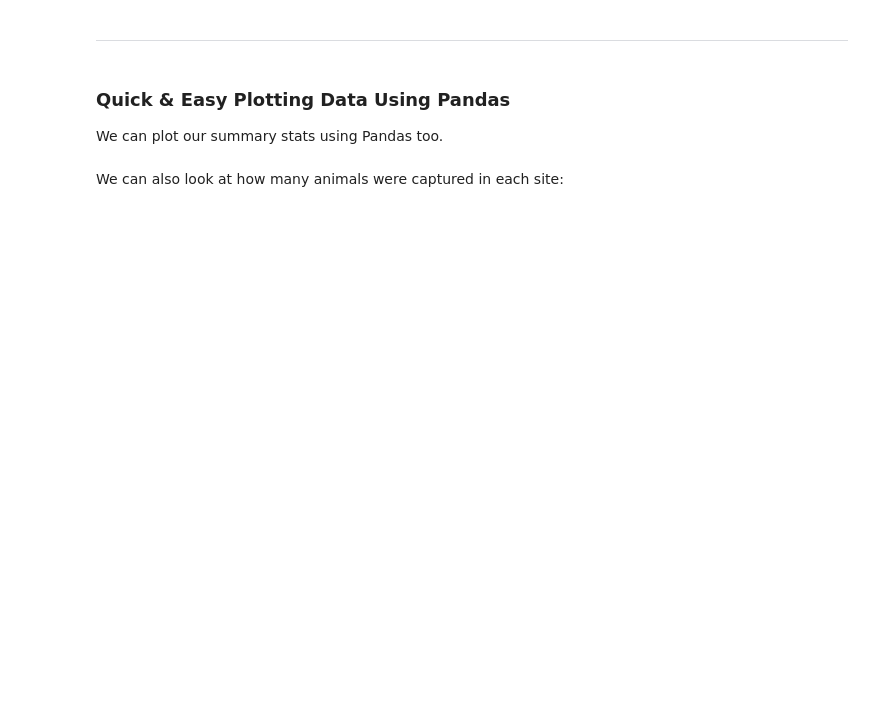
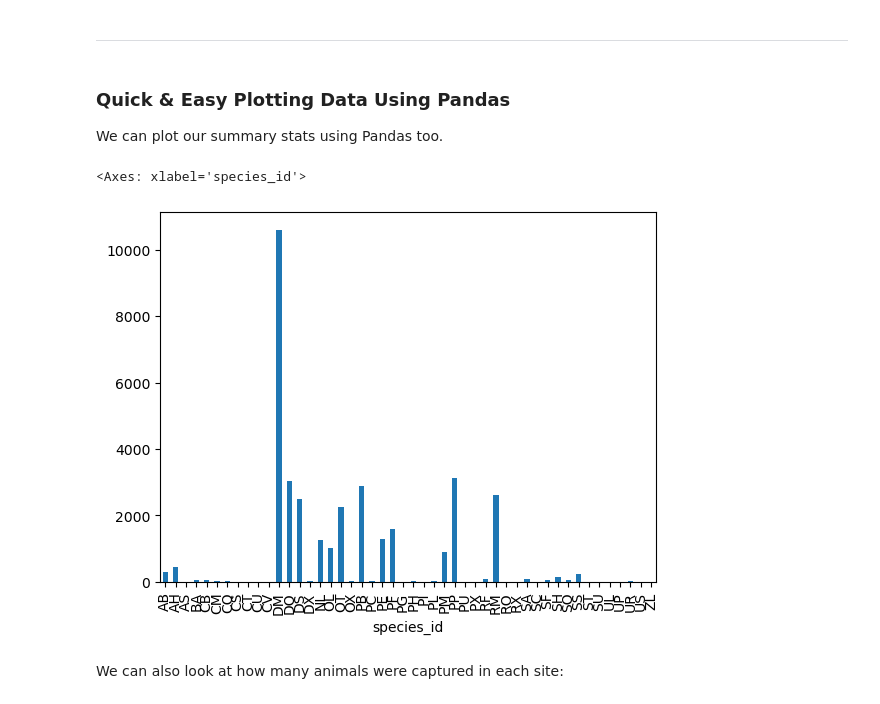
Before and after one commit to CurtinIDS/CIC_Carpentries_Python, a Jupyter notebook: notebooks/Intro_to_Python_Day1_Pt2.ipynb, the cells around one changed output. Drawn from its saved outputs; the diff is of its cells as text; code cells hidden in the pictures; blank space fills up the shorter version.

Commit message:
Added solutions for "Starting with Data"

```diff
--- a/notebooks/Intro_to_Python_Day1_Pt2.ipynb
+++ b/notebooks/Intro_to_Python_Day1_Pt2.ipynb
@@ -133,5 +149,8 @@ A DataFrame is a 2-dimensional data structure that can store data of different t
 We can see that there were 35,549 rows parsed. Each row has 9 columns. The first column is the index of the DataFrame. The index is used to identify the position of the data, but it is not an actual column of the DataFrame. It looks like the `read_csv` function in Pandas read our file properly. However, we haven’t saved any data to memory so we can work with it. We need to assign the DataFrame to a variable. Remember that a variable is a name for a value, such as `x`, or `data`. We can create a new object with a variable name by assigning a value to it using `=`.
 
 Let’s call the imported survey data `surveys_df`:
+# %%
+# Assigning the imported data to a variable
+surveys_df = pd.read_csv('../data/surveys.csv')
 # %% [markdown]
 Notice when you assign the imported DataFrame to a variable, Python does not produce any output on the screen. We can view the value of the `surveys_df` object by typing its name into the Python command prompt.
@@ -249,5 +471,6 @@ The pandas function describe will return descriptive stats including: mean, medi
 
 Let’s next count the number of samples for each species. We can do this in a few ways, but we’ll use groupby combined with a count() method. Name the variables `species_counts`
 # %%
-# Count the number of samples by species
-species_counts =
+# Count the number of samples by species and assign to a variable
+species_counts = surveys_df.groupby('species_id')['record_id'].count()
+species_counts
@@ -276,5 +556,9 @@ We can plot our summary stats using Pandas too.
 %matplotlib inline
 # %%
 # Plot species_counts
+species_counts.plot(kind='bar')
+# %% [output]
+<Axes: xlabel='species_id'>
+[figure, added]
 # %% [markdown]
 We can also look at how many animals were captured in each site:
```
Also changed, not shown: parts of 51 cells of this notebook.
